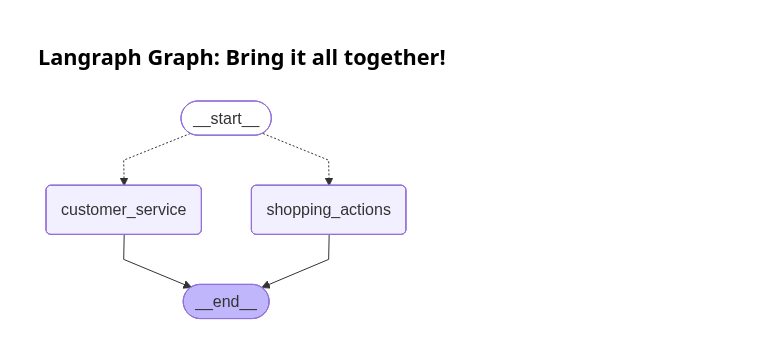
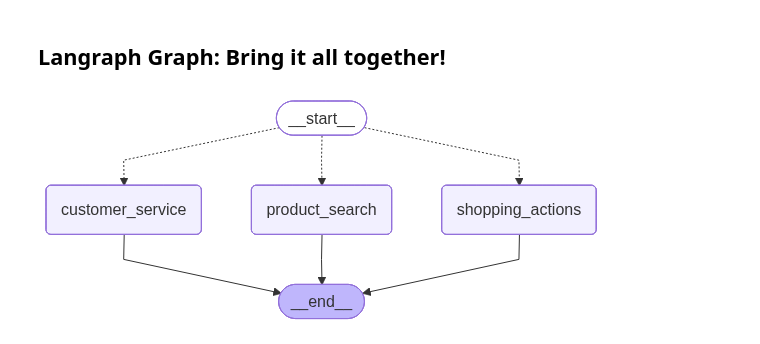
Before and after one commit to abhi8893/genai-shopping-assistant, a Jupyter notebook: notebooks/05_all_agents_workflow.ipynb, the cells around one changed output. Cells and saved outputs as stored; diff of their text form; code cells hidden in the pictures.

Commit message:
complete e2e langgraph workflow notebook poc

```diff
--- a/notebooks/05_all_agents_workflow.ipynb
+++ b/notebooks/05_all_agents_workflow.ipynb
@@ -288,0 +483,2 @@ Cart({'item_123': 1})
+# %%
+product_search_agent = ProductSearchAgent(CONFIG['agents']['product_search'], openai_client=openai_client)
@@ -288,0 +489,9 @@ Cart({'item_123': 1})
+# %%
+state = State(
+    messages=[
+        {"role": "user", "content": "I am looking for black leather bags less than 50$"}
+    ],
+    prev_recommended_products=None,
+)
+
+res = product_search_agent.run(state)
@@ -288,0 +516,9 @@ Cart({'item_123': 1})
+# %%
+state = State(
+    messages=[
+        {"role": "user", "content": "Could you help me find relevant products for me? Perhaps what had been recommended to me earlier?"}
+    ],
+    prev_recommended_products=res.prev_recommended_products,
+)
+
+res_2 = product_search_agent.run(state)
@@ -289,6 +531,6 @@ Cart({'item_123': 1})
 # %%
 class CustomerServiceAgent:
-    def __init__(self, config, openai_client: openai.OpenAI):
+    def __init__(self, config, openai_client: openai.OpenAI = openai.OpenAI()):
         self.config = config
         self.openai_client = openai_client
 
@@ -310,7 +552,8 @@ class CustomerServiceAgent:
         }
 
         new_state = State(
-            messages=[response]
+            messages=[response],
+            prev_recommended_products=state.prev_recommended_products
         )
 
         return new_state
@@ -340,20 +593,24 @@ ASSISTANT : Of course! I’d be happy to help you with your past order. Could yo
 # %% [markdown]
 ## Langraph Graph: Bring it all together!
 # %%
-from langchain_core.runnables import router
 from langgraph.graph import START, END, StateGraph
+from langgraph.checkpoint.memory import InMemorySaver
+from langchain_core.runnables import RunnableConfig
 
 graph_builder = StateGraph(State)
 
 graph_builder.add_conditional_edges(START, router_agent.run)
 
-# graph_builder.add_node("shopping_actions", customer_service_agent.run)
-graph_builder.add_node("shopping_actions", lambda x: x)
-# graph_builder.add_node("product_search", product_search_agent.run)
-graph_builder.add_node("customer_service", lambda x: x)
+graph_builder.add_node("shopping_actions", shopping_actions_agent.run)
+graph_builder.add_node("customer_service", customer_service_agent.run)
+graph_builder.add_node("product_search", product_search_agent.run)
 
-graph = graph_builder.compile()
+# graph_builder.add_edge(["shopping_actions", "customer_service"], END)
+graph_builder.add_edge(["shopping_actions", "customer_service", "product_search"], END)
+
+memory = InMemorySaver()
+graph = graph_builder.compile(checkpointer=memory)
 
 graph
 # %% [output]
-[figure, old version]
+[figure, new version]
```
Also changed, not shown: parts of 31 cells of this notebook, 1 other file.
